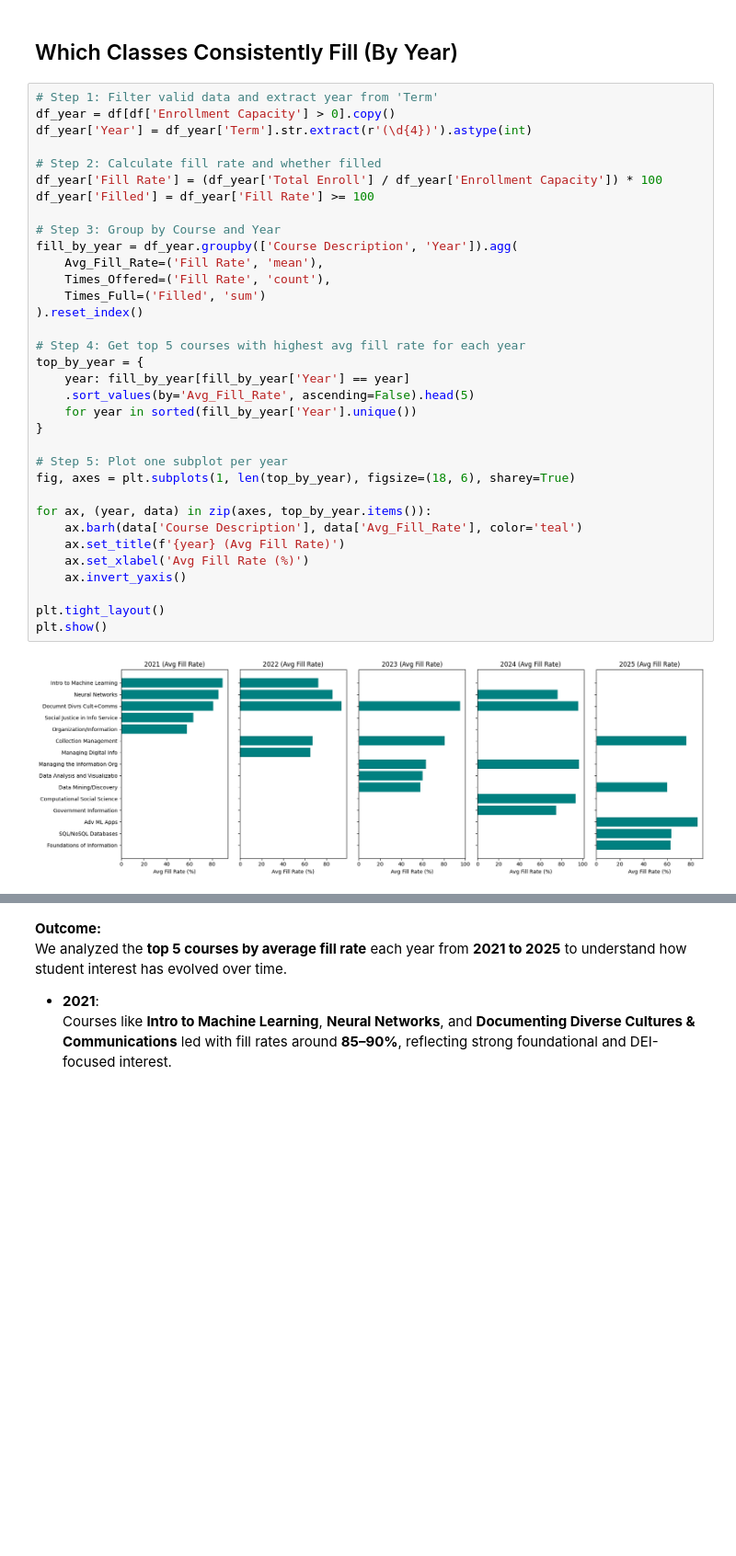
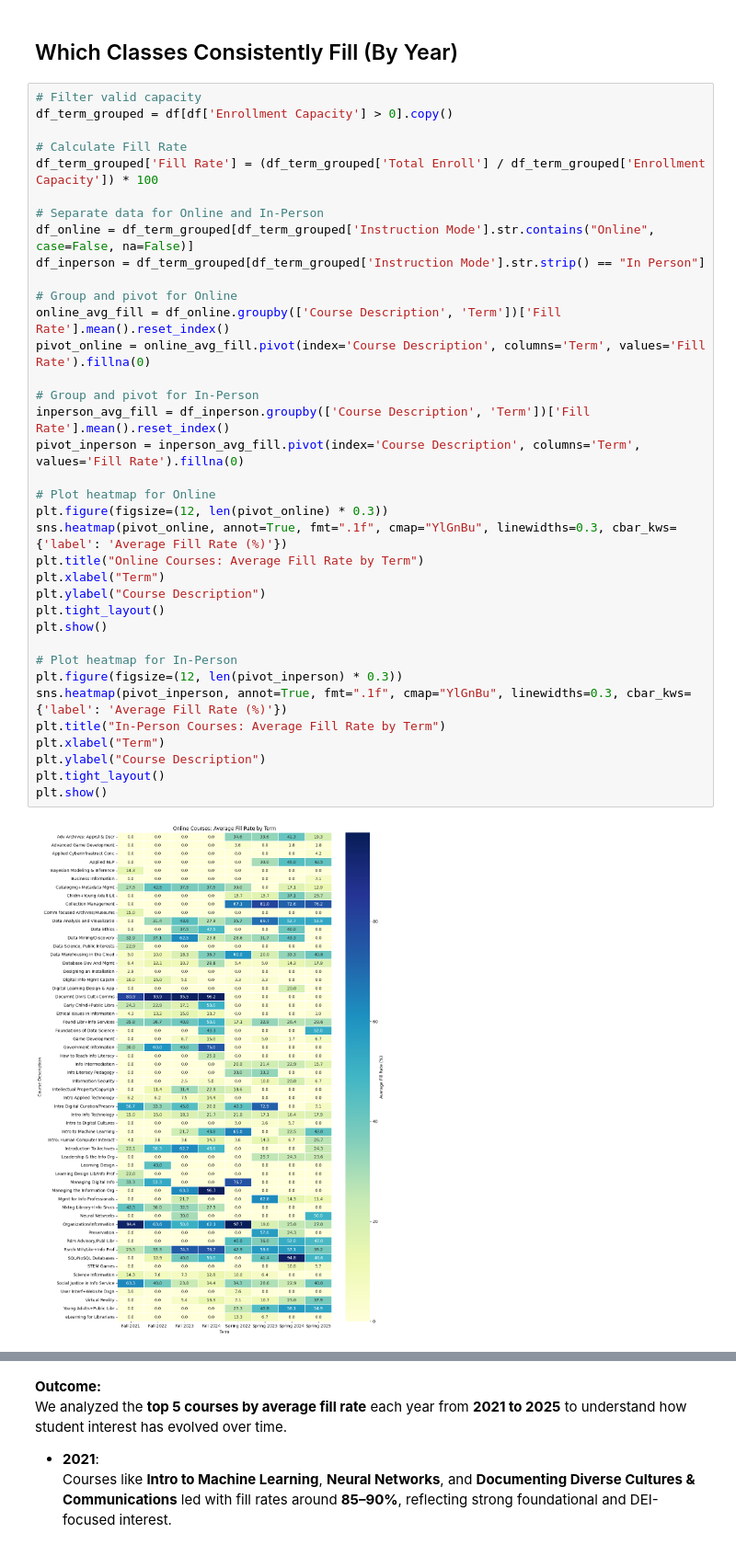
Before and after one commit to sindhugoshika/Grad-Census-Data-Analysis-Capstone, a Jupyter notebook: analysis/2. Trend Analysis/Trend_Analysis_2.ipynb, the cells around one changed output, grey strips where cells are left out. Shown at 92% size. Cells and saved outputs as stored; diff of their text form; blank space fills up the shorter version.

```diff
--- a/analysis/2. Trend Analysis/Trend_Analysis_2.ipynb
+++ b/analysis/2. Trend Analysis/Trend_Analysis_2.ipynb
@@ -309,38 +270,40 @@ This trend suggests students may be more active in course selection during Sprin
 # %% [markdown]
 ## Which Classes Consistently Fill (By Year)
 # %%
-# Step 1: Filter valid data and extract year from 'Term'
-df_year = df[df['Enrollment Capacity'] > 0].copy()
-df_year['Year'] = df_year['Term'].str.extract(r'(\d{4})').astype(int)
+# Filter valid capacity
+df_term_grouped = df[df['Enrollment Capacity'] > 0].copy()
 
-# Step 2: Calculate fill rate and whether filled
-df_year['Fill Rate'] = (df_year['Total Enroll'] / df_year['Enrollment Capacity']) * 100
-df_year['Filled'] = df_year['Fill Rate'] >= 100
+# Calculate Fill Rate
+df_term_grouped['Fill Rate'] = (df_term_grouped['Total Enroll'] / df_term_grouped['Enrollment Capacity']) * 100
 
-# Step 3: Group by Course and Year
-fill_by_year = df_year.groupby(['Course Description', 'Year']).agg(
-    Avg_Fill_Rate=('Fill Rate', 'mean'),
-    Times_Offered=('Fill Rate', 'count'),
-    Times_Full=('Filled', 'sum')
-).reset_index()
+# Separate data for Online and In-Person
+df_online = df_term_grouped[df_term_grouped['Instruction Mode'].str.contains("Online", case=False, na=False)]
+df_inperson = df_term_grouped[df_term_grouped['Instruction Mode'].str.strip() == "In Person"]
 
-# Step 4: Get top 5 courses with highest avg fill rate for each year
-top_by_year = {
-    year: fill_by_year[fill_by_year['Year'] == year]
-    .sort_values(by='Avg_Fill_Rate', ascending=False).head(5)
-    for year in sorted(fill_by_year['Year'].unique())
-}
+# Group and pivot for Online
+online_avg_fill = df_online.groupby(['Course Description', 'Term'])['Fill Rate'].mean().reset_index()
+pivot_online = online_avg_fill.pivot(index='Course Description', columns='Term', values='Fill Rate').fillna(0)
 
-# Step 5: Plot one subplot per year
-fig, axes = plt.subplots(1, len(top_by_year), figsize=(18, 6), sharey=True)
+# Group and pivot for In-Person
+inperson_avg_fill = df_inperson.groupby(['Course Description', 'Term'])['Fill Rate'].mean().reset_index()
+pivot_inperson = inperson_avg_fill.pivot(index='Course Description', columns='Term', values='Fill Rate').fillna(0)
 
-for ax, (year, data) in zip(axes, top_by_year.items()):
-    ax.barh(data['Course Description'], data['Avg_Fill_Rate'], color='teal')
-    ax.set_title(f'{year} (Avg Fill Rate)')
-    ax.set_xlabel('Avg Fill Rate (%)')
-    ax.invert_yaxis()
-
+# Plot heatmap for Online
+plt.figure(figsize=(12, len(pivot_online) * 0.3))
+sns.heatmap(pivot_online, annot=True, fmt=".1f", cmap="YlGnBu", linewidths=0.3, cbar_kws={'label': 'Average Fill Rate (%)'})
+plt.title("Online Courses: Average Fill Rate by Term")
+plt.xlabel("Term")
+plt.ylabel("Course Description")
 plt.tight_layout()
 plt.show()
+
+# Plot heatmap for In-Person
+plt.figure(figsize=(12, len(pivot_inperson) * 0.3))
+sns.heatmap(pivot_inperson, annot=True, fmt=".1f", cmap="YlGnBu", linewidths=0.3, cbar_kws={'label': 'Average Fill Rate (%)'})
+plt.title("In-Person Courses: Average Fill Rate by Term")
+plt.xlabel("Term")
+plt.ylabel("Course Description")
+plt.tight_layout()
+plt.show()
 # %% [output]
-[figure, old version]
+[figure, new version]
```
Also changed, not shown: parts of 14 cells of this notebook, 5 other files.
